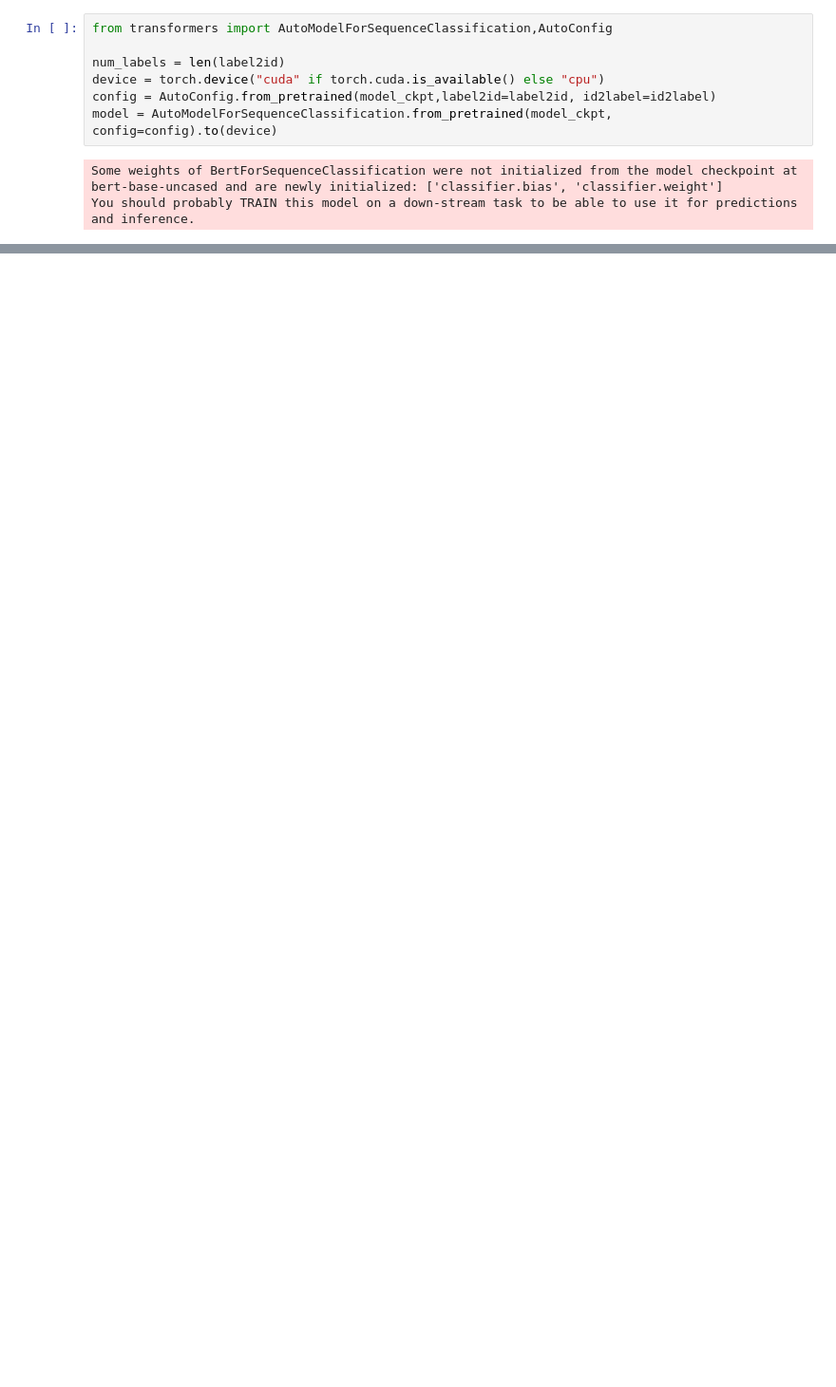
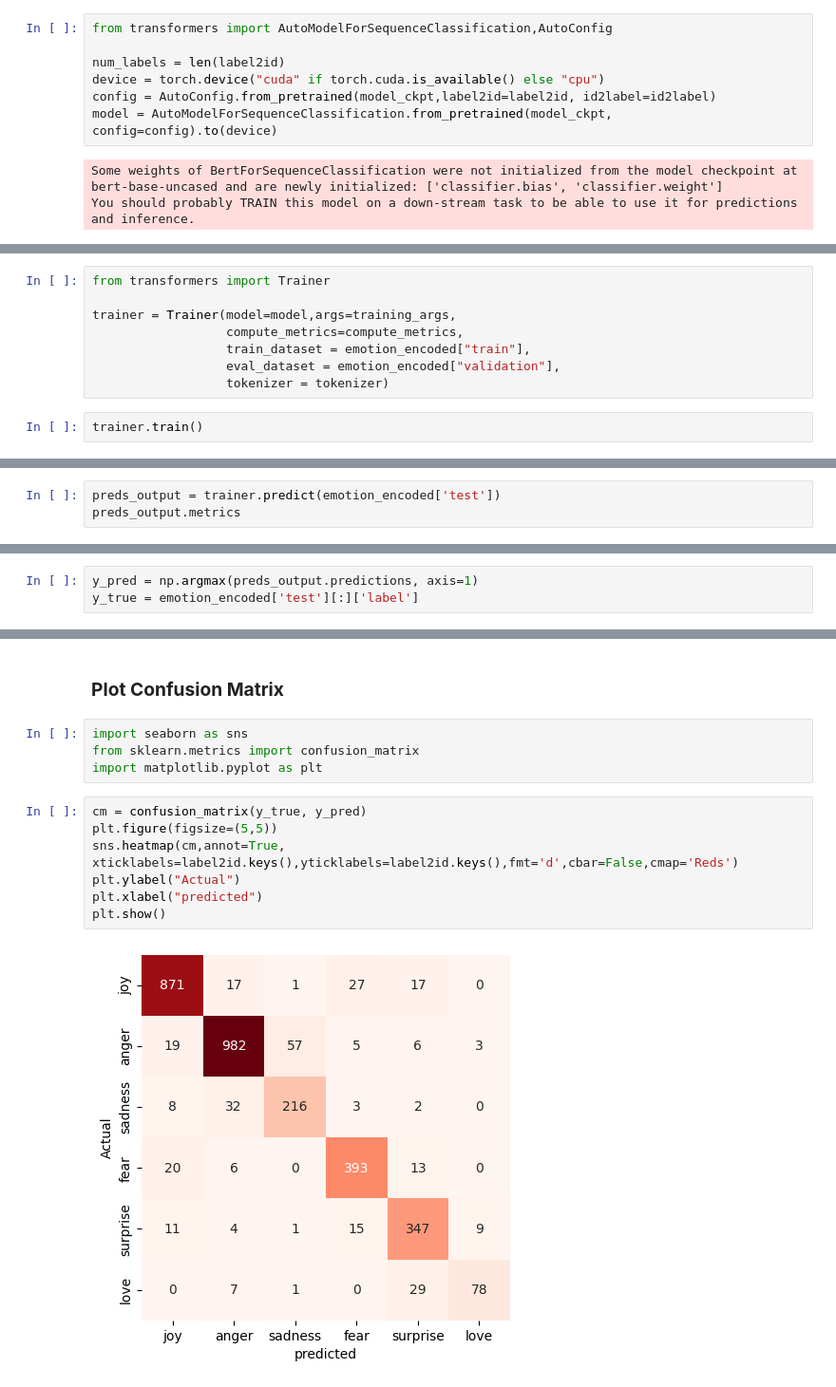
Before and after one commit to tekliyetamiru/Fine-Tuning-BERT-for-Multi-Class-Sentiment-Classification-for-Twitter-Tweets, a Jupyter notebook: Fine_tuning.ipynb, the cells around one changed output, grey strips where cells are left out. Shown at 95% size. Saved outputs shown, nothing was run; the diff lists cells and outputs as text; blank space fills up the shorter version.

Commit message:
Building model and training and also Evaluate

```diff
--- a/Fine_tuning.ipynb
+++ b/Fine_tuning.ipynb
@@ -150,0 +265,10 @@ You should probably TRAIN this model on a down-stream task to be able to use it
+# %%
+from transformers import Trainer
+
+trainer = Trainer(model=model,args=training_args,
+                  compute_metrics=compute_metrics,
+                  train_dataset = emotion_encoded["train"],
+                  eval_dataset = emotion_encoded["validation"],
+                  tokenizer = tokenizer)
+# %%
+trainer.train()
@@ -150,0 +283,3 @@ You should probably TRAIN this model on a down-stream task to be able to use it
+# %%
+preds_output = trainer.predict(emotion_encoded['test'])
+preds_output.metrics
@@ -150,0 +295,3 @@ You should probably TRAIN this model on a down-stream task to be able to use it
+# %%
+y_pred = np.argmax(preds_output.predictions, axis=1)
+y_true = emotion_encoded['test'][:]['label']
@@ -150,0 +314,15 @@ You should probably TRAIN this model on a down-stream task to be able to use it
+# %% [markdown]
+### **Plot Confusion Matrix**
+# %%
+import seaborn as sns
+from sklearn.metrics import confusion_matrix
+import matplotlib.pyplot as plt
+# %%
+cm = confusion_matrix(y_true, y_pred)
+plt.figure(figsize=(5,5))
+sns.heatmap(cm,annot=True, xticklabels=label2id.keys(),yticklabels=label2id.keys(),fmt='d',cbar=False,cmap='Reds')
+plt.ylabel("Actual")
+plt.xlabel("predicted")
+plt.show()
+# %% [output]
+[figure, added]
```
Also changed, not shown: parts of 30 cells of this notebook.
